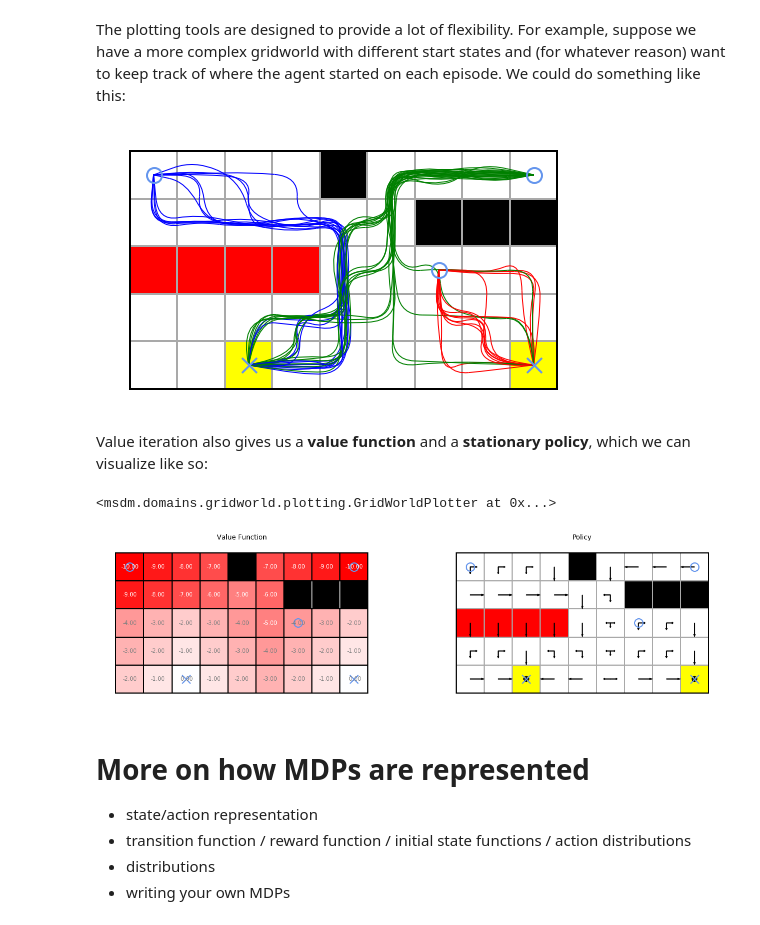
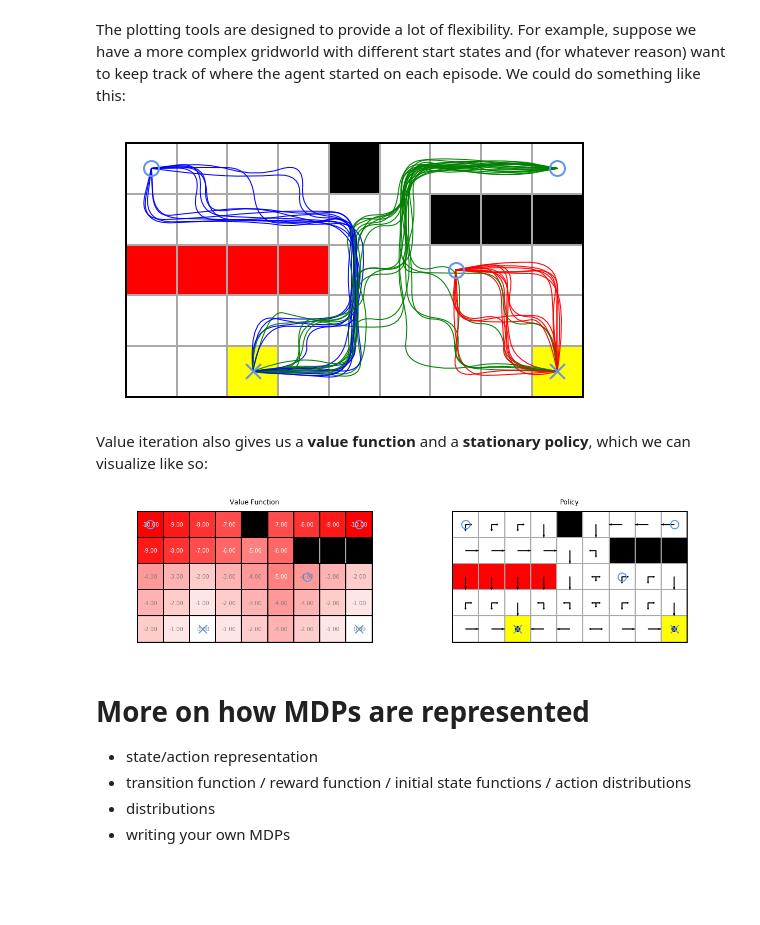
Before and after one commit to markkho/msdm, a Jupyter notebook: demos/Basic-Intro.ipynb, the cells around one changed output. Saved outputs shown, nothing was run; the diff lists cells and outputs as text; code cells hidden in the pictures; blank space fills up the shorter version.

```diff
--- a/demos/Basic-Intro.ipynb
+++ b/demos/Basic-Intro.ipynb
@@ -94,5 +92,5 @@ Now, lets run the agent multiple times look at the __distribution__ of trajector
 trajs = [res.policy.run_on(gw) for _ in range(20)]
 gwp = gw.plot()
 for traj in trajs:
-    gwp.plot_trajectory(traj['stateTraj'])
+    gwp.plot_trajectory(traj.state_traj)
 # %% [output]
@@ -102,42 +100,42 @@ The plotting tools are designed to provide a lot of flexibility. For example, su
 # %%
 gwstarts = GridWorld(
     tile_array=[
         's...#...s',
         '......###',
         'xxxx..s..',
         '.........',
         '..g.....g',
     ],
     **defaultparams
 )
 
 vistarts = VectorizedValueIteration()
 startsres = vistarts.plan_on(gwstarts)
 
 gwp = gwstarts.plot()
 for _ in range(50):
     traj = startsres.policy.run_on(gwstarts)
-    straj = traj['stateTraj']
+    straj = traj.state_traj
 
     if straj[0] == gwstarts.initial_states[0]:
         color = 'blue'
     elif straj[0] == gwstarts.initial_states[1]:
         color = 'red'
     elif straj[0] == gwstarts.initial_states[2]:
         color = 'green'
     gwp.pT(straj, color=color) #shortcut for plotting trajectories
 # %% [output]
-[figure, old version]
+[figure, new version]
 # %% [markdown]
 Value iteration also gives us a __value function__ and a __stationary policy__, which we can visualize like so:
 # %%
 import matplotlib.pyplot as plt
-fig, axes = plt.subplots(1, 2, figsize=(20, 10))
+fig, axes = plt.subplots(1, 2, figsize=(16, 4))
 gwstarts.plot(ax=axes[0]).plot_state_map(startsres.valuefunc).title("Value Function")
 gwstarts.plot(ax=axes[1]).plot_policy(startsres.policy).title("Policy")
+plt.tight_layout()
 # %% [output]
-<msdm.domains.gridworld.plotting.GridWorldPlotter at 0x...>
-[figure, old version]
+[figure, new version]
 # %% [markdown]
 # More on how MDPs are represented
 
```
Also changed, not shown: parts of 4 cells of this notebook, 2 other files.
